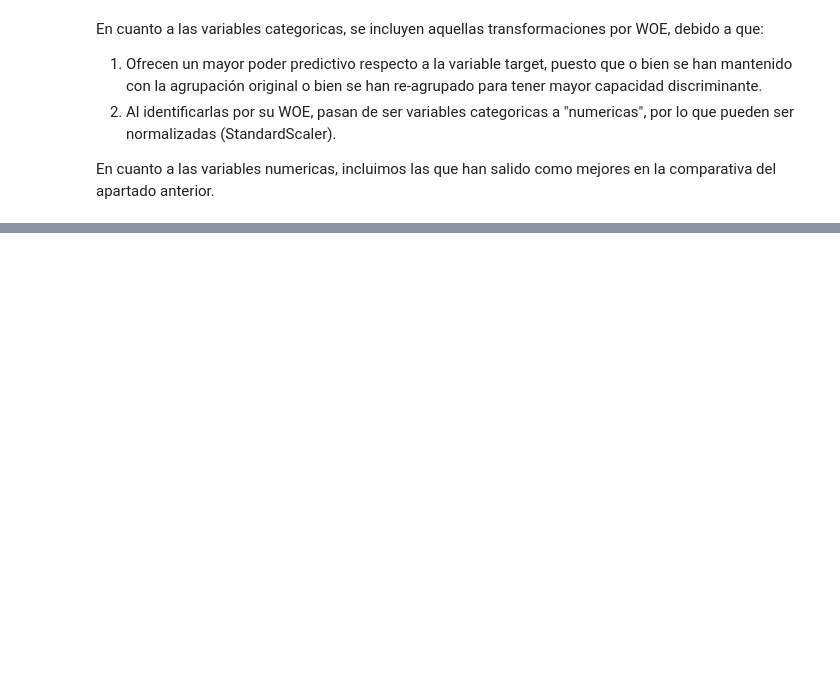
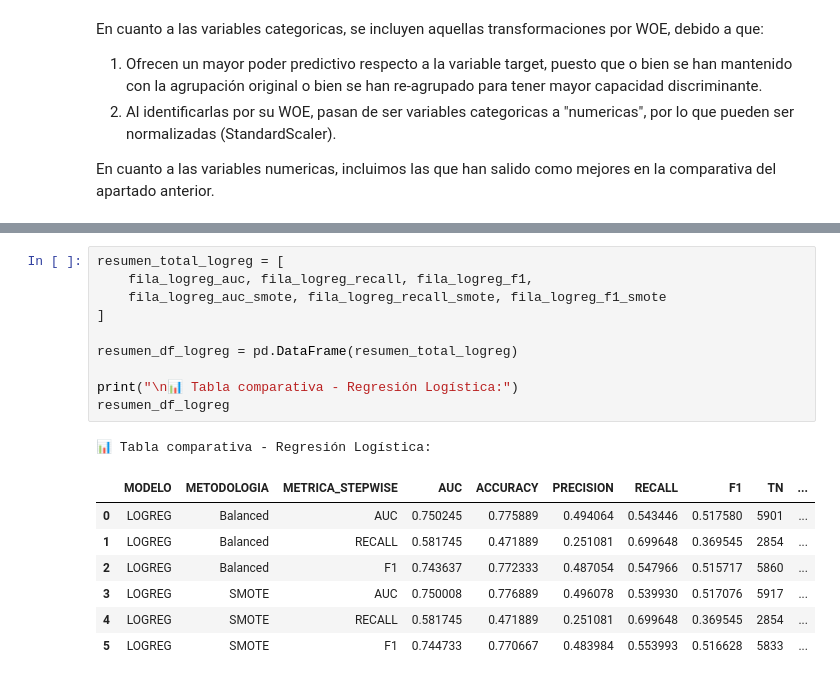
Before and after one commit to Sergi-06/Calibracion_Feedback1, a Jupyter notebook: Feedback1.ipynb, the cells around one changed output, grey strips where cells are left out. Saved outputs shown, nothing was run; the diff lists cells and outputs as text; blank space fills up the shorter version.

```diff
--- a/Feedback1.ipynb
+++ b/Feedback1.ipynb
@@ -914,0 +1330,19 @@ AUC-ROC: 0.7056
+# %%
+resumen_total_logreg = [
+    fila_logreg_auc, fila_logreg_recall, fila_logreg_f1,
+    fila_logreg_auc_smote, fila_logreg_recall_smote, fila_logreg_f1_smote
+]
+
+resumen_df_logreg = pd.DataFrame(resumen_total_logreg)
+
+print("\n📊 Tabla comparativa - Regresión Logística:")
+resumen_df_logreg
+# %% [output]
+📊 Tabla comparativa - Regresión Logística:
+|  | MODELO | METODOLOGIA | METRICA_STEPWISE | AUC | ACCURACY | PRECISION | RECALL | F1 | TN | ... |
+| 0 | LOGREG | Balanced | AUC | 0.750245 | 0.775889 | 0.494064 | 0.543446 | 0.517580 | 5901 | ... |
+| 1 | LOGREG | Balanced | RECALL | 0.581745 | 0.471889 | 0.251081 | 0.699648 | 0.369545 | 2854 | ... |
+| 2 | LOGREG | Balanced | F1 | 0.743637 | 0.772333 | 0.487054 | 0.547966 | 0.515717 | 5860 | ... |
+| 3 | LOGREG | SMOTE | AUC | 0.750008 | 0.776889 | 0.496078 | 0.539930 | 0.517076 | 5917 | ... |
+| 4 | LOGREG | SMOTE | RECALL | 0.581745 | 0.471889 | 0.251081 | 0.699648 | 0.369545 | 2854 | ... |
+| 5 | LOGREG | SMOTE | F1 | 0.744733 | 0.770667 | 0.483984 | 0.553993 | 0.516628 | 5833 | ... |
```
Also changed, not shown: parts of 21 cells of this notebook.
